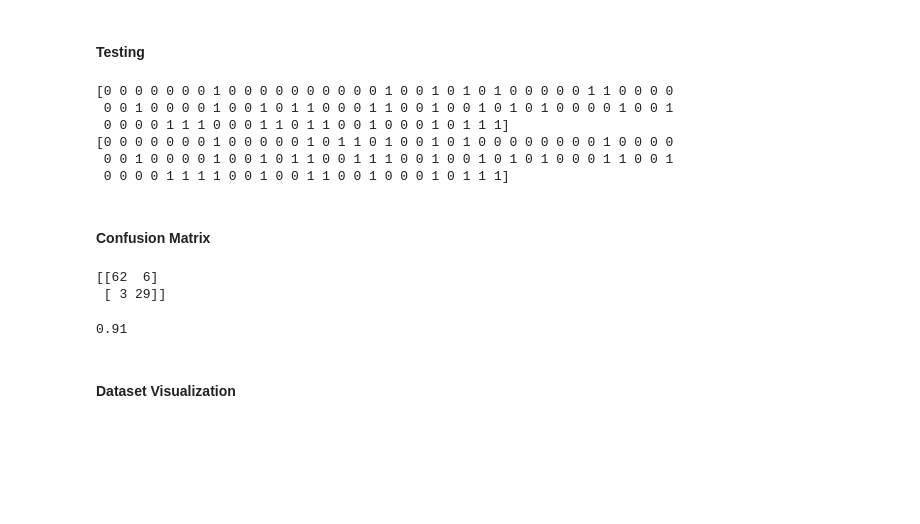
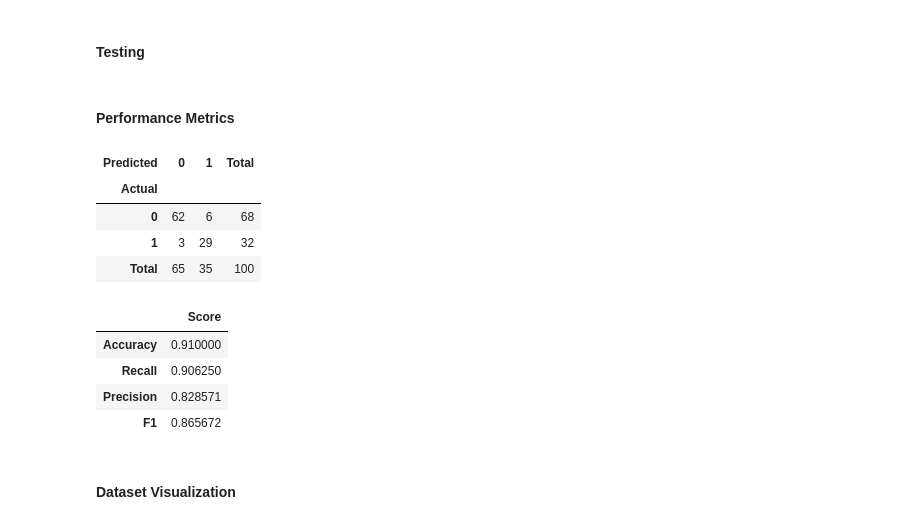
Before and after one commit to shivamaggarwal513/delhi-technological-university, a Jupyter notebook: Semester 5/Machine Learning/03 Decision Tree ID3/DecisionTreeID3.ipynb, the cells around one changed output. Cells and saved outputs as stored; diff of their text form; code cells hidden in the pictures; blank space fills up the shorter version.

```diff
--- a/Semester 5/Machine Learning/03 Decision Tree ID3/DecisionTreeID3.ipynb
+++ b/Semester 5/Machine Learning/03 Decision Tree ID3/DecisionTreeID3.ipynb
@@ -33,25 +33,35 @@ DecisionTreeClassifier(criterion='entropy', random_state=0)
 #### Testing
 # %%
 y_pred = classifier.predict(X_test)
-print(y_test, y_pred, sep = '\n')
-# %% [output]
-[0 0 0 0 0 0 0 1 0 0 0 0 0 0 0 0 0 0 1 0 0 1 0 1 0 1 0 0 0 0 0 1 1 0 0 0 0
- 0 0 1 0 0 0 0 1 0 0 1 0 1 1 0 0 0 1 1 0 0 1 0 0 1 0 1 0 1 0 0 0 0 1 0 0 1
- 0 0 0 0 1 1 1 0 0 0 1 1 0 1 1 0 0 1 0 0 0 1 0 1 1 1]
-[0 0 0 0 0 0 0 1 0 0 0 0 0 1 0 1 1 0 1 0 0 1 0 1 0 0 0 0 0 0 0 0 1 0 0 0 0
- 0 0 1 0 0 0 0 1 0 0 1 0 1 1 0 0 1 1 1 0 0 1 0 0 1 0 1 0 1 0 0 0 1 1 0 0 1
- 0 0 0 0 1 1 1 1 0 0 1 0 0 1 1 0 0 1 0 0 0 1 0 1 1 1]
-# %% [markdown]
-#### Confusion Matrix
-# %%
-from sklearn.metrics import confusion_matrix, accuracy_score
-cm = confusion_matrix(y_test, y_pred)
-print(cm)
-accuracy_score(y_test, y_pred)
-# %% [output]
-[[62  6]
- [ 3 29]]
-0.91
+# %% [markdown]
+#### Performance Metrics
+# %%
+# Confusion Matrix
+cm = pd.crosstab(y_test, y_pred,
+                 rownames = ['Actual'], colnames = ['Predicted'],
+                 margins = True, margins_name = 'Total')
+cm
+# %% [output]
+| Predicted | 0 | 1 | Total |
+| Actual |  |  |  |
+| 0 | 62 | 6 | 68 |
+| 1 | 3 | 29 | 32 |
+| Total | 65 | 35 | 100 |
+# %%
+from sklearn.metrics import accuracy_score, f1_score, precision_score, recall_score
+cmetrics = pd.DataFrame(data = [accuracy_score(y_test, y_pred),
+                                recall_score(y_test, y_pred),
+                                precision_score(y_test, y_pred),
+                                f1_score(y_test, y_pred)],
+                        index = ['Accuracy', 'Recall', 'Precision', 'F1'],
+                        columns = ['Score'])
+cmetrics
+# %% [output]
+|  | Score |
+| Accuracy | 0.910000 |
+| Recall | 0.906250 |
+| Precision | 0.828571 |
+| F1 | 0.865672 |
 # %% [markdown]
 #### Dataset Visualization
 # %%
```
Also changed, not shown: parts of 1 cell of this notebook, 1 other file.
